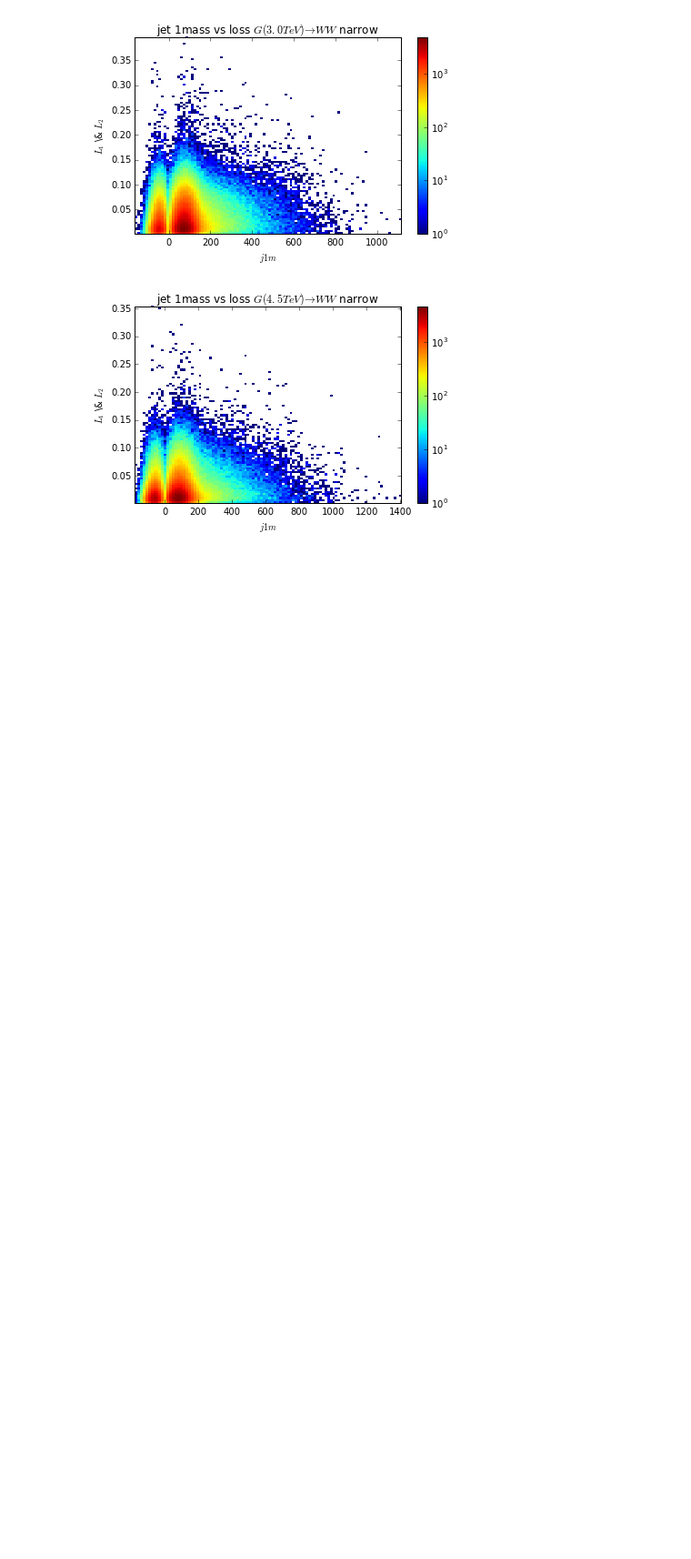
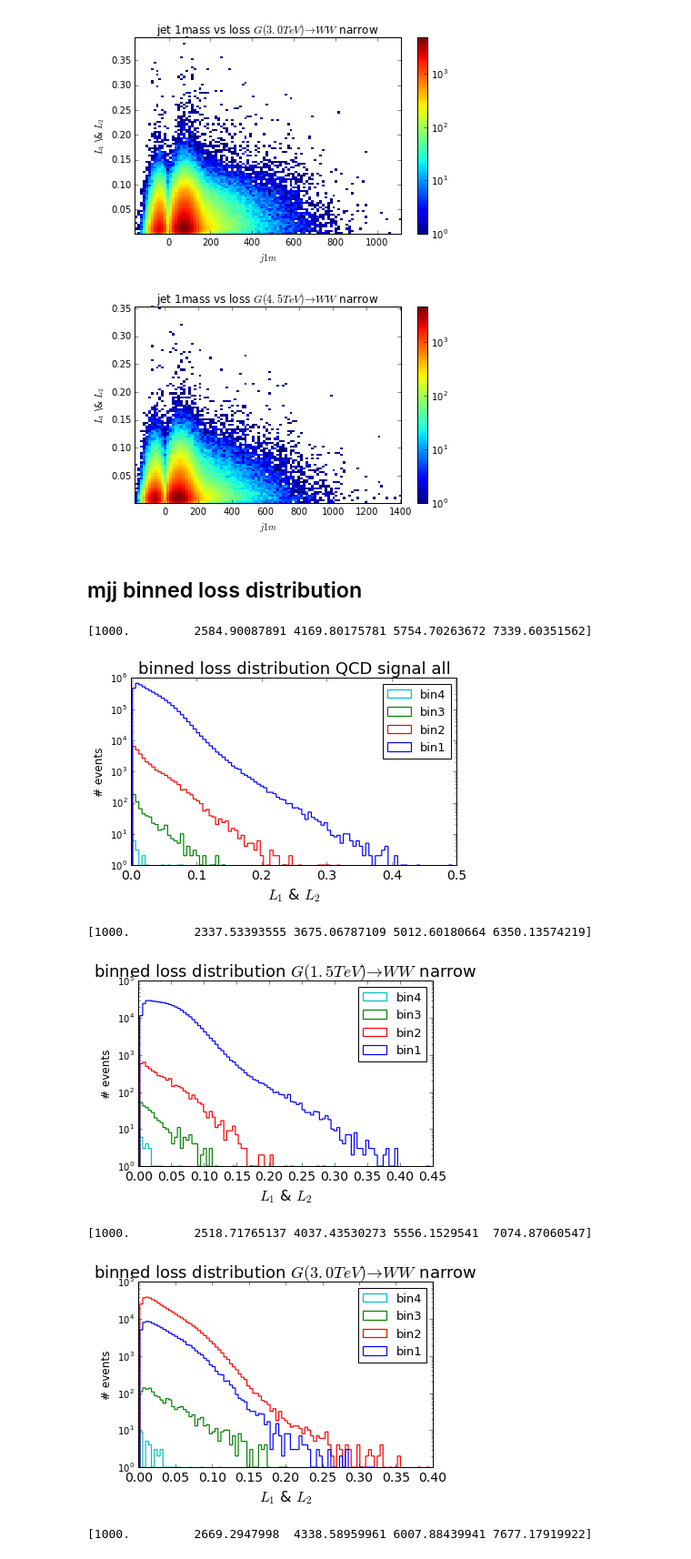
Before and after one commit to kingusiu/goodness_of_fit, a Jupyter notebook: analysis_result_data_loss_mass.ipynb, the cells around one changed output. Shown at 91% size. Saved outputs shown, nothing was run; the diff lists cells and outputs as text; code cells hidden in the pictures; blank space fills up the shorter version.

Commit message:
adding mjj binned loss analysis to analysis_result_data_loss_mass.ipynb

```diff
--- a/analysis_result_data_loss_mass.ipynb
+++ b/analysis_result_data_loss_mass.ipynb
@@ -88,3 +89,21 @@ for name in all_samples:
 [figure]
 [figure]
 [figure]
+# %% [markdown]
+## mjj binned loss distribution
+# %%
+for name in all_samples:
+    sample = input_data[name]
+    mjj_bins = np.linspace(1000,np.max(sample['mJJ'])+1,4+1)
+    print(mjj_bins)
+    bin_idx = np.digitize(sample['mJJ'], mjj_bins, right=True)
+    b1, b2, b3, b4 = sample[bin_idx == 1], sample[bin_idx == 2], sample[bin_idx == 3], sample[bin_idx == 4]
+    pu.plot_hist([loss_combi(b1),loss_combi(b2),loss_combi(b3), loss_combi(b4)], xlabel=r'$L_1$ & $L_2$', ylabel='# events', legend=['bin1', 'bin2', 'bin3', 'bin4'], title='binned loss distribution ' + sample.title(), ylogscale=True, normed=False )
+# %% [output]
+[1000.         2584.90087891 4169.80175781 5754.70263672 7339.60351562]
+[figure, added]
+[1000.         2337.53393555 3675.06787109 5012.60180664 6350.13574219]
+[figure, added]
+[1000.         2518.71765137 4037.43530273 5556.1529541  7074.87060547]
+[figure, added]
+[1000.         2669.2947998  4338.58959961 6007.88439941 7677.17919922]
```
Also changed, not shown: parts of 2 cells of this notebook, 1 other file.
